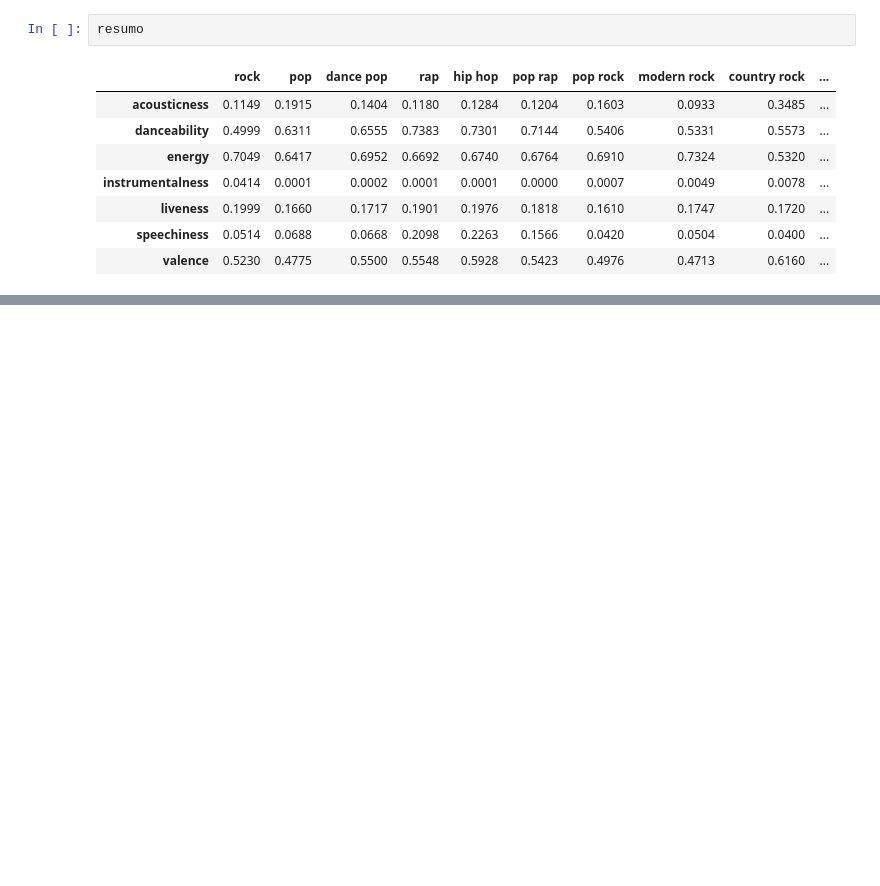
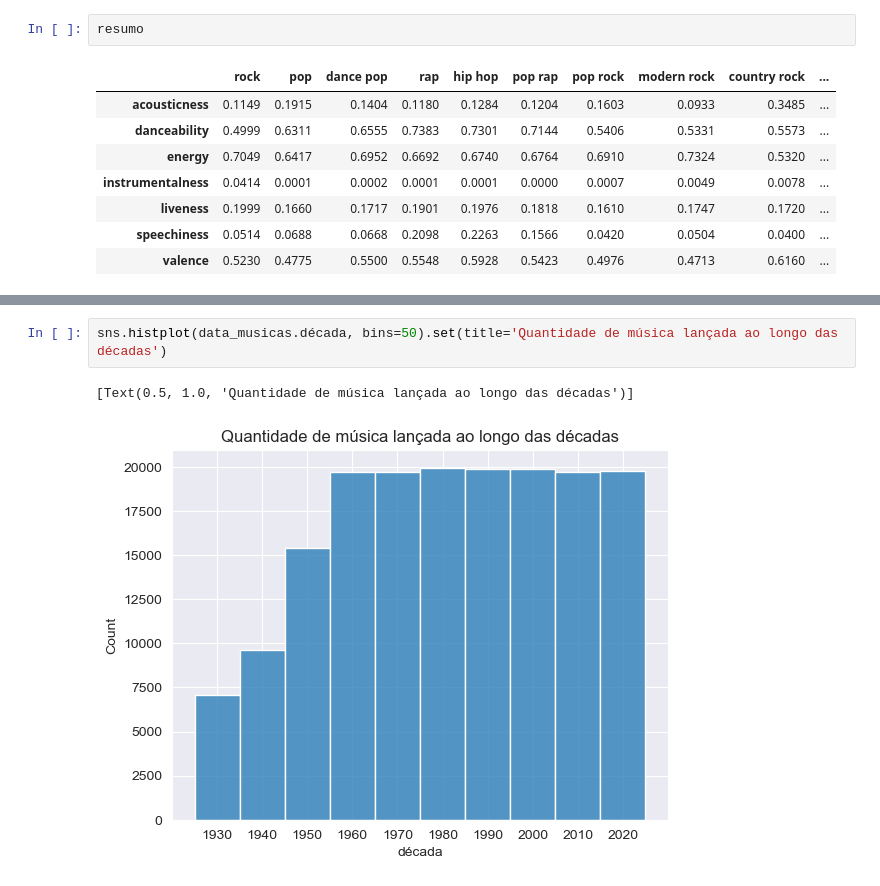
Before and after one commit to danilomiyatake/spotify, a Jupyter notebook: spotify_eda.ipynb, the cells around one changed output, grey strips where cells are left out. Drawn from its saved outputs; the diff is of its cells as text; blank space fills up the shorter version.

```diff
--- a/spotify_eda.ipynb
+++ b/spotify_eda.ipynb
@@ -284,0 +328,5 @@ resumo
+# %%
+sns.histplot(data_musicas.década, bins=50).set(title='Quantidade de música lançada ao longo das décadas')
+# %% [output]
+[Text(0.5, 1.0, 'Quantidade de música lançada ao longo das décadas')]
+[figure, added]
```
Also changed, not shown: parts of 18 cells of this notebook.
